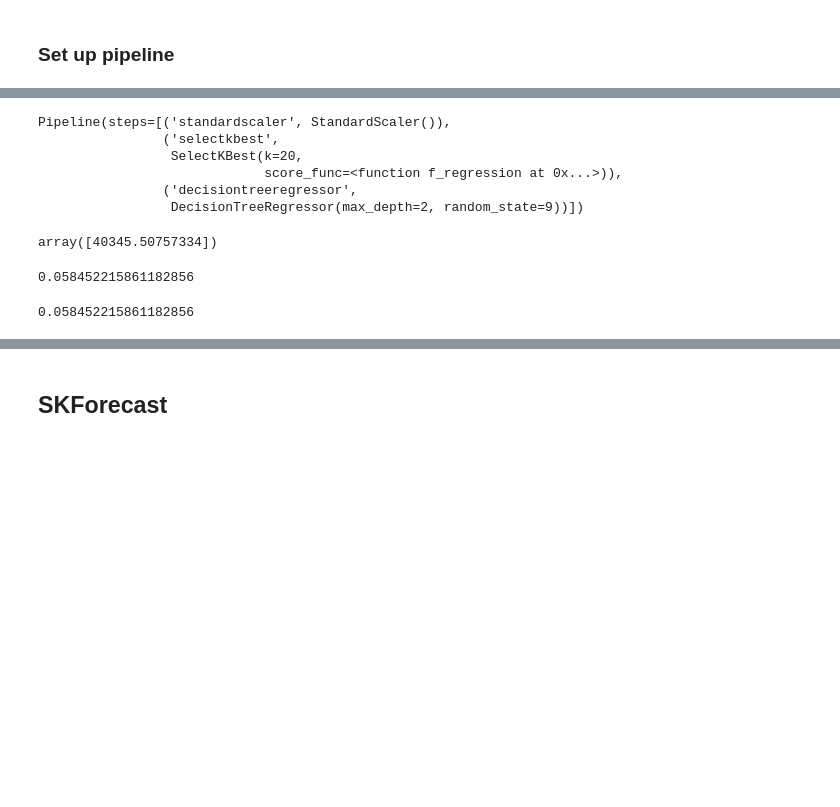
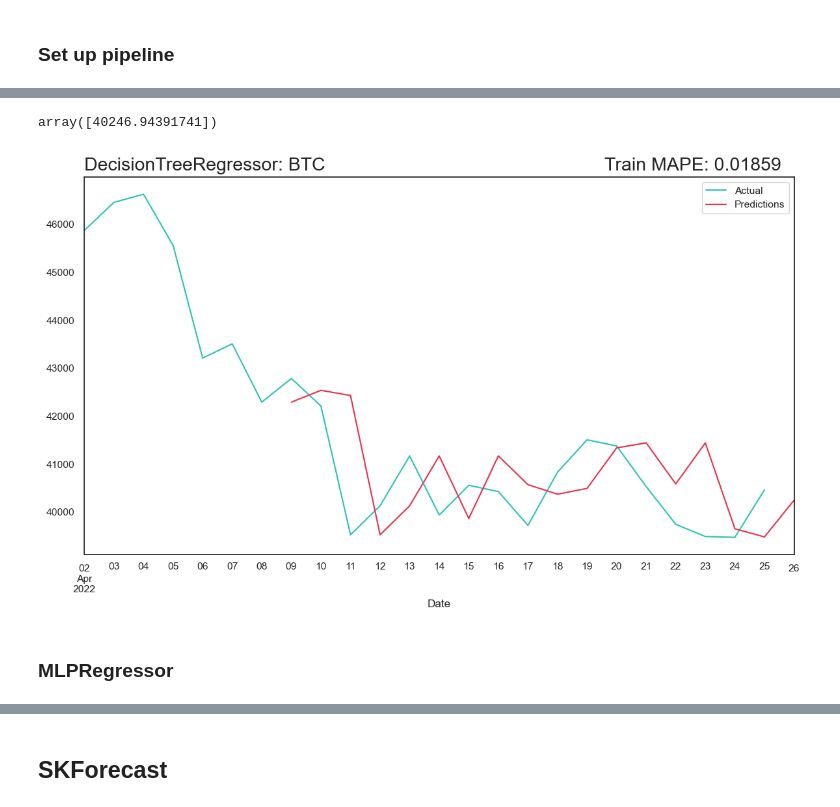
Before and after one commit to LucasNeves27/bc4, a Jupyter notebook: wip/f/BC4_Apex_Models_03.ipynb, the cells around one changed output, grey strips where cells are left out. Saved outputs shown, nothing was run; the diff lists cells and outputs as text; code cells hidden in the pictures; blank space fills up the shorter version.

```diff
--- a/wip/f/BC4_Apex_Models_03.ipynb
+++ b/wip/f/BC4_Apex_Models_03.ipynb
@@ -180,9 +256,27 @@ target_cols = [i for i in df_all.columns if '_close' in i]
 # %%
 #df_tt.head(5)
+# %%
+def get_predictions(gs_, title):
+    best_estimator_ = gs_.best_estimator_
+
+    preds_ = []
+    for i in range(len(df_forprediction)-WINDOW_SIZE):
+        i_ = i+WINDOW_SIZE
+        best_estimator_.fit(df_forprediction[x_cols][i:i_], df_forprediction['Y'][i:i_])
+        b_ = best_estimator_.predict(df_forprediction[x_cols][i_:i_+1])
+        preds_.append(b_[0])
+
+
+    ## Plot predictions using April+ fit
+    preds_df = pd.DataFrame(preds_, index=df_forprediction[WINDOW_SIZE:].index)
+    vals_ = df_forprediction[['Y']]
+    vals_['pred'] = preds_df[0]
+    plot_predictions(vals_['pred'], vals_['Y'], title, gs_.best_score_)
+    return
 # %% [markdown]
 ### Set up pipeline
 # %%
-score_func = 'neg_mean_squared_error'
+score_func = 'neg_mean_absolute_percentage_error'
 # %%
 ## Split X and Y
 
@@ -193,12 +289,12 @@ X = df_tt[x_cols]
 # %%
-pipe_ada_dt = make_pipeline(StandardScaler(),
+pipe_dt = make_pipeline(StandardScaler(),
                     SelectKBest(f_regression),
                     DecisionTreeRegressor(random_state=RANDOM_STATE))
 
 ## Change params as needed
 params_dt = {
-    'selectkbest__k':[10,20,50],
-    'decisiontreeregressor__max_depth': [2,3]
+    'selectkbest__k':[10,20,30,40,45,50,55,60],
+    'decisiontreeregressor__max_depth': [1,2,3,4,5],
 }
 
 ## Setup TimeSeriesSplit
@@ -208,7 +304,7 @@ tscv = TimeSeriesSplit(n_splits=num_splits, max_train_size=WINDOW_SIZE, test_siz
 
 
 # Setting up the grid search
-gs_dtr = GridSearchCV(pipe_ada_dt,
+gs_dtr = GridSearchCV(pipe_dt,
                       params_dt,
                       n_jobs=-1,
                       cv=tscv,
@@ -247,25 +326,14 @@ gs_dtr.best_params_
 # %%
-best_estimator = gs_dtr.best_estimator_
-best_estimator.fit(df_forprediction[x_cols][:-1], df_forprediction['Y'][:-1])
+best_estimator_dtr = gs_dtr.best_estimator_
+best_estimator_dtr.fit(df_forprediction[x_cols][:-1], df_forprediction['Y'][:-1])
+
+## Make prediction for last
+best_estimator_dtr.predict(df_forprediction[x_cols][-1:])
 # %% [output]
-Pipeline(steps=[('standardscaler', StandardScaler()),
-                ('selectkbest',
-                 SelectKBest(k=20,
-                             score_func=<function f_regression at 0x...>)),
-                ('decisiontreeregressor',
-                 DecisionTreeRegressor(max_depth=2, random_state=9))])
+array([40246.94391741])
 # %%
-## Make prediction for last
-best_estimator.predict(df_forprediction[x_cols][-1:])
+get_predictions(gs_dtr, 'DecisionTreeRegressor: BTC')
 # %% [output]
-array([40345.50757334])
+[figure, added]
-# %%
-april_26_truth = 38117.46
-april_26_pred = 40345.51
-mean_absolute_percentage_error([april_26_truth],[april_26_pred])
-# %% [output]
-0.058452215861182856
-# %%
-mean_absolute_percentage_error([april_26_truth],[april_26_pred])
-# %% [output]
-0.058452215861182856
+# %% [markdown]
+### MLPRegressor
```
Also changed, not shown: parts of 65 cells of this notebook.
